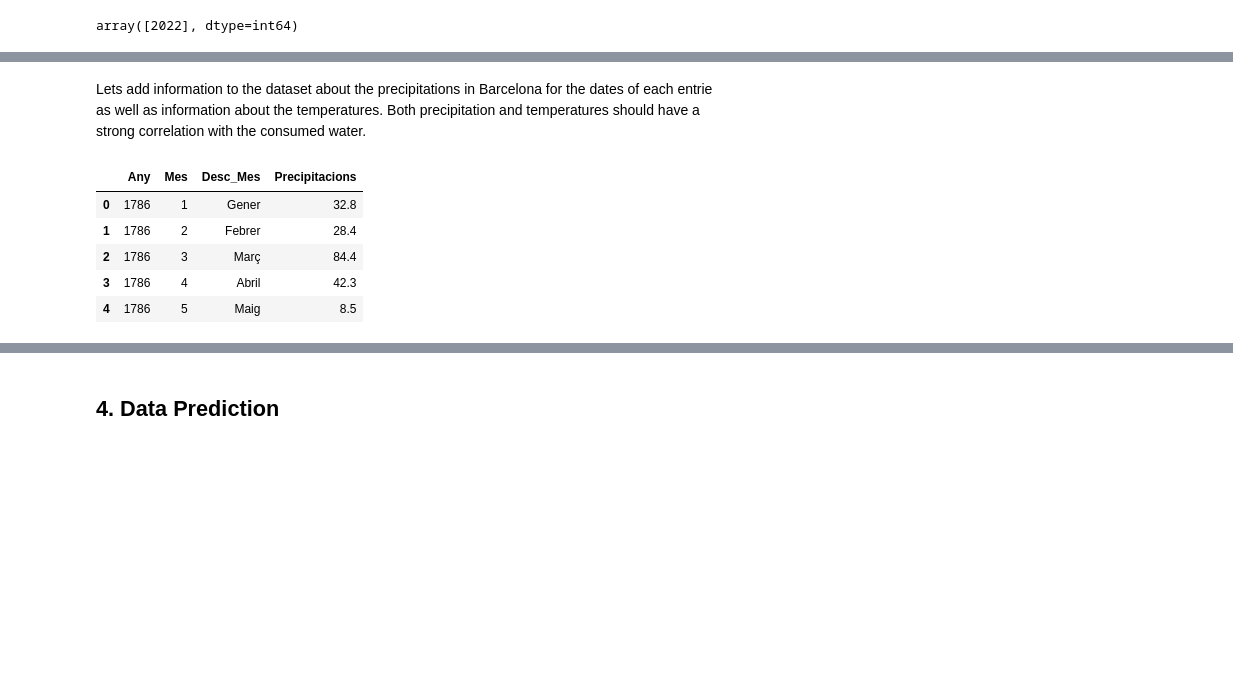
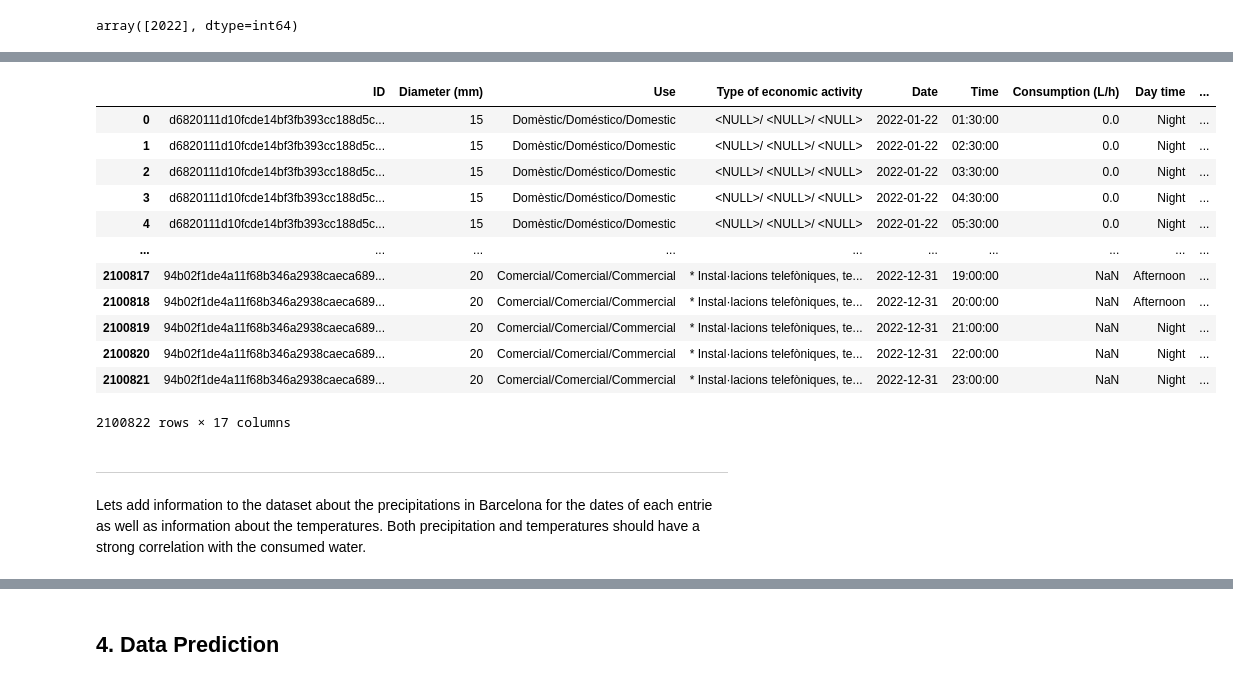
Before and after one commit to edithruizz/TFG, a Jupyter notebook: Python_Notebooks/dataset2_v2.ipynb, the cells around one changed output, grey strips where cells are left out. Cells and saved outputs as stored; diff of their text form; code cells hidden in the pictures; blank space fills up the shorter version.

```diff
--- a/Python_Notebooks/dataset2_v2.ipynb
+++ b/Python_Notebooks/dataset2_v2.ipynb
@@ -365,0 +411,9 @@ array([2022], dtype=int64)
+# %%
+precipitation = 'C:/Users/edith/Desktop/TFG\Datasets/Dades meteorològiques de la XEMA/Precipitation_Dades_Meteorologiques_XEMA.csv'
+precipitation = pd.read_csv(precipitation)
+precipitation['DATA_LECTURA'] = pd.to_datetime(precipitation['DATA_LECTURA'])
+precipitation['HORA_LECTURA'] = precipitation['DATA_LECTURA'].dt.time
+precipitation['DATA_LECTURA'] = precipitation['DATA_LECTURA'].dt.date
+precipitation['DATA_LECTURA'] = pd.to_datetime(precipitation['DATA_LECTURA'])
+precipitation = precipitation.groupby(['DATA_LECTURA', 'HORA_LECTURA'])['VALOR_LECTURA'].mean().reset_index()
+precipitation.head(5)
@@ -365,0 +427,9 @@ array([2022], dtype=int64)
+# %%
+solar_rad = 'C:/Users/edith/Desktop/TFG\Datasets/Dades meteorològiques de la XEMA/Solar_Radation_global_Dades_Meteorologiques_XEMA.csv'
+solar_rad = pd.read_csv(solar_rad)
+solar_rad['DATA_LECTURA'] = pd.to_datetime(solar_rad['DATA_LECTURA'])
+solar_rad['HORA_LECTURA'] = solar_rad['DATA_LECTURA'].dt.time
+solar_rad['DATA_LECTURA'] = solar_rad['DATA_LECTURA'].dt.date
+solar_rad['DATA_LECTURA'] = pd.to_datetime(solar_rad['DATA_LECTURA'])
+solar_rad = solar_rad.groupby(['DATA_LECTURA', 'HORA_LECTURA'])['VALOR_LECTURA'].mean().reset_index()
+solar_rad.head(5)
@@ -366,15 +465,49 @@ array([2022], dtype=int64)
+# %%
+def mapping_geotemporal(dataset, geotemporal, attribute):
+
+    # Merge dataset with geotemporal on 'Date' and 'Time'
+    dataset = pd.merge(
+        dataset,
+        geotemporal,
+        left_on=['Date', 'Time'],
+        right_on=['DATA_LECTURA', 'HORA_LECTURA'],
+        how='left'
+    )
+
+    # Drop 'DATA_LECTURA' and 'HORA_LECTURA' and rename 'VALOR_LECTURA'
+    dataset.drop(columns=['DATA_LECTURA', 'HORA_LECTURA'], inplace=True)
+    dataset.rename(columns = {'VALOR_LECTURA': attribute}, inplace=True)
+
+    return dataset
+
+
+dataset2_filtered = mapping_geotemporal(dataset2_filtered, temperature, "Temperature")
+dataset2_filtered = mapping_geotemporal(dataset2_filtered, rel_humidity, "Relative Humidity")
+dataset2_filtered = mapping_geotemporal(dataset2_filtered, atm_pressure, "Atmospheric Pressure")
+dataset2_filtered = mapping_geotemporal(dataset2_filtered, precipitation, "Precipitation")
+dataset2_filtered = mapping_geotemporal(dataset2_filtered, solar_rad, "Solar Radation global")
+dataset2_filtered
+# %% [output]
+|  | ID | Diameter (mm) | Use | Type of economic activity | Date | Time | Consumption (L/h) | Day time | ... |
+| 0 | d6820111d10fcde14bf3fb393cc188d5c... | 15 | Domèstic/Doméstico/Domestic | <NULL>/ <NULL>/ <NULL> | 2022-01-22 | 01:30:00 | 0.0 | Night | ... |
+| 1 | d6820111d10fcde14bf3fb393cc188d5c... | 15 | Domèstic/Doméstico/Domestic | <NULL>/ <NULL>/ <NULL> | 2022-01-22 | 02:30:00 | 0.0 | Night | ... |
+| 2 | d6820111d10fcde14bf3fb393cc188d5c... | 15 | Domèstic/Doméstico/Domestic | <NULL>/ <NULL>/ <NULL> | 2022-01-22 | 03:30:00 | 0.0 | Night | ... |
+| 3 | d6820111d10fcde14bf3fb393cc188d5c... | 15 | Domèstic/Doméstico/Domestic | <NULL>/ <NULL>/ <NULL> | 2022-01-22 | 04:30:00 | 0.0 | Night | ... |
+| 4 | d6820111d10fcde14bf3fb393cc188d5c... | 15 | Domèstic/Doméstico/Domestic | <NULL>/ <NULL>/ <NULL> | 2022-01-22 | 05:30:00 | 0.0 | Night | ... |
+| ... | ... | ... | ... | ... | ... | ... | ... | ... | ... |
+| 2100817 | 94b02f1de4a11f68b346a2938caeca689... | 20 | Comercial/Comercial/Commercial | * Instal·lacions telefòniques, te... | 2022-12-31 | 19:00:00 | NaN | Afternoon | ... |
+| 2100818 | 94b02f1de4a11f68b346a2938caeca689... | 20 | Comercial/Comercial/Commercial | * Instal·lacions telefòniques, te... | 2022-12-31 | 20:00:00 | NaN | Afternoon | ... |
+| 2100819 | 94b02f1de4a11f68b346a2938caeca689... | 20 | Comercial/Comercial/Commercial | * Instal·lacions telefòniques, te... | 2022-12-31 | 21:00:00 | NaN | Night | ... |
+| 2100820 | 94b02f1de4a11f68b346a2938caeca689... | 20 | Comercial/Comercial/Commercial | * Instal·lacions telefòniques, te... | 2022-12-31 | 22:00:00 | NaN | Night | ... |
+| 2100821 | 94b02f1de4a11f68b346a2938caeca689... | 20 | Comercial/Comercial/Commercial | * Instal·lacions telefòniques, te... | 2022-12-31 | 23:00:00 | NaN | Night | ... |
+2100822 rows × 17 columns
+# %% [markdown]
+---------------------------------------------------------------------------------------------------------------------------------------------------------------------------------------------------------------------------------------------------------------------------------
 # %% [markdown]
 Lets add information to the dataset about the precipitations in Barcelona for the dates of each entrie as well as information about the temperatures. Both precipitation and temperatures should have a strong correlation with the consumed water.
 # %%
-# Change your path of the data if necessary
-dataset_rain = 'C:/Users/edith/Desktop/TFG/Datasets/OpenDataBCN/precipitacionsbcndesde1786_2023_long.csv'
-dataset_rain = pd.read_csv(dataset_rain)
-dataset_rain.head()
+# # Change your path of the data if necessary
+# dataset_rain = 'C:/Users/edith/Desktop/TFG/Datasets/OpenDataBCN/precipitacionsbcndesde1786_2023_long.csv'
+# dataset_rain = pd.read_csv(dataset_rain)
+# dataset_rain.head()
-# %% [output]
-|  | Any | Mes | Desc_Mes | Precipitacions |
-| 0 | 1786 | 1 | Gener | 32.8 |
-| 1 | 1786 | 2 | Febrer | 28.4 |
-| 2 | 1786 | 3 | Març | 84.4 |
-| 3 | 1786 | 4 | Abril | 42.3 |
-| 4 | 1786 | 5 | Maig | 8.5 |
 # %%
```
Also changed, not shown: parts of 26 cells of this notebook, 2 other files.
